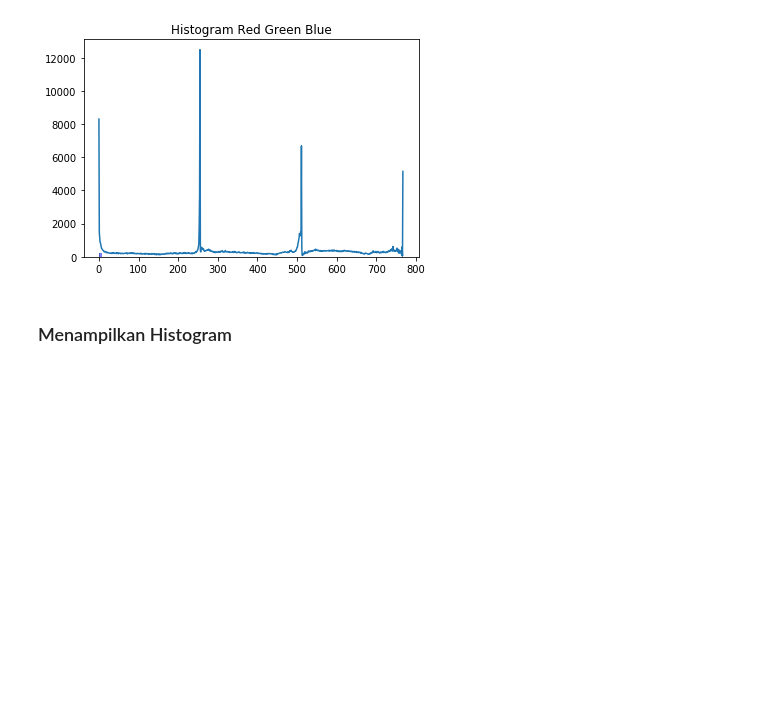
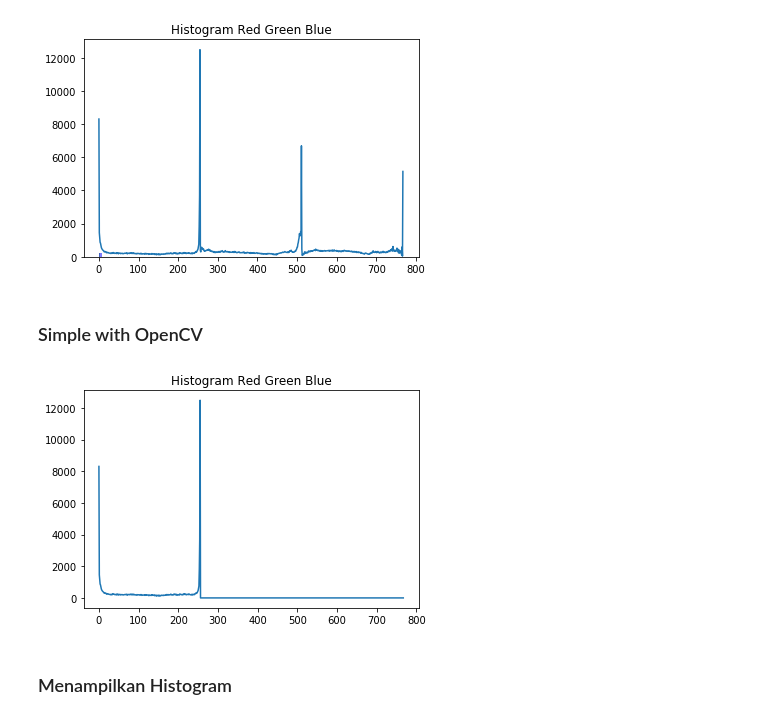
Before and after one commit to fadhilyori/pengolahan-citra, a Jupyter notebook: Praktikum 15 - Ekstraksi Fitur (Warna).ipynb, the cells around one changed output. Drawn from its saved outputs; the diff is of its cells as text; code cells hidden in the pictures; blank space fills up the shorter version.

```diff
--- a/Praktikum 15 - Ekstraksi Fitur (Warna).ipynb
+++ b/Praktikum 15 - Ekstraksi Fitur (Warna).ipynb
@@ -19,3 +18,8 @@ img = imageio.imread("gambar4.jpg")
+# %%
+# img = imageio.imread("gambar4.jpg")
+img_bgr = cv2.imread("gambar4.jpg")
+img = cv2.cvtColor(img_bgr, cv2.COLOR_BGR2RGB)
+height, width, channel = img_bgr.shape
 # %% [markdown]
 -----------------------------
 # %% [markdown]
@@ -72,6 +76,15 @@ plt.title("Histogram Red Green Blue")
 plt.show()
 # %% [output]
 [figure]
+# %% [markdown]
+### Simple with OpenCV
+# %%
+hist_img = cv2.calcHist([img], [0], None, [768], [0, 768])
+plt.plot(hist_img)
+plt.title("Histogram Red Green Blue")
+plt.show()
+# %% [output]
+[figure, added]
 # %% [markdown]
 ### Menampilkan Histogram
 # %%
```
Also changed, not shown: parts of 4 cells of this notebook, 2 other files.
